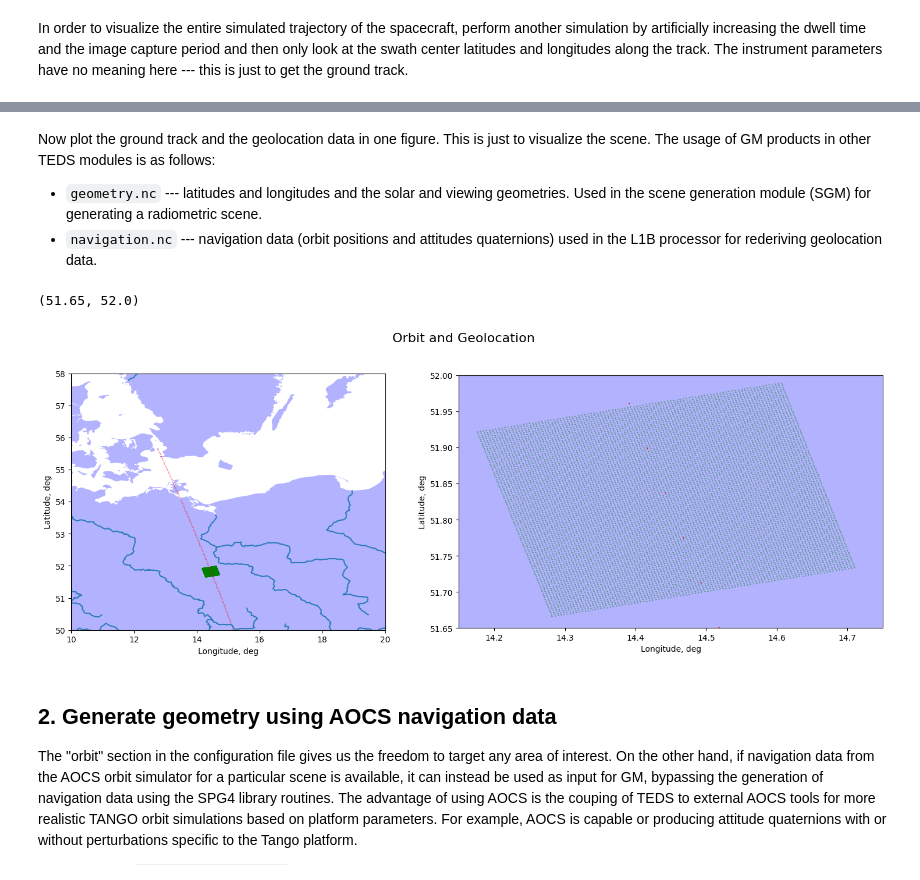
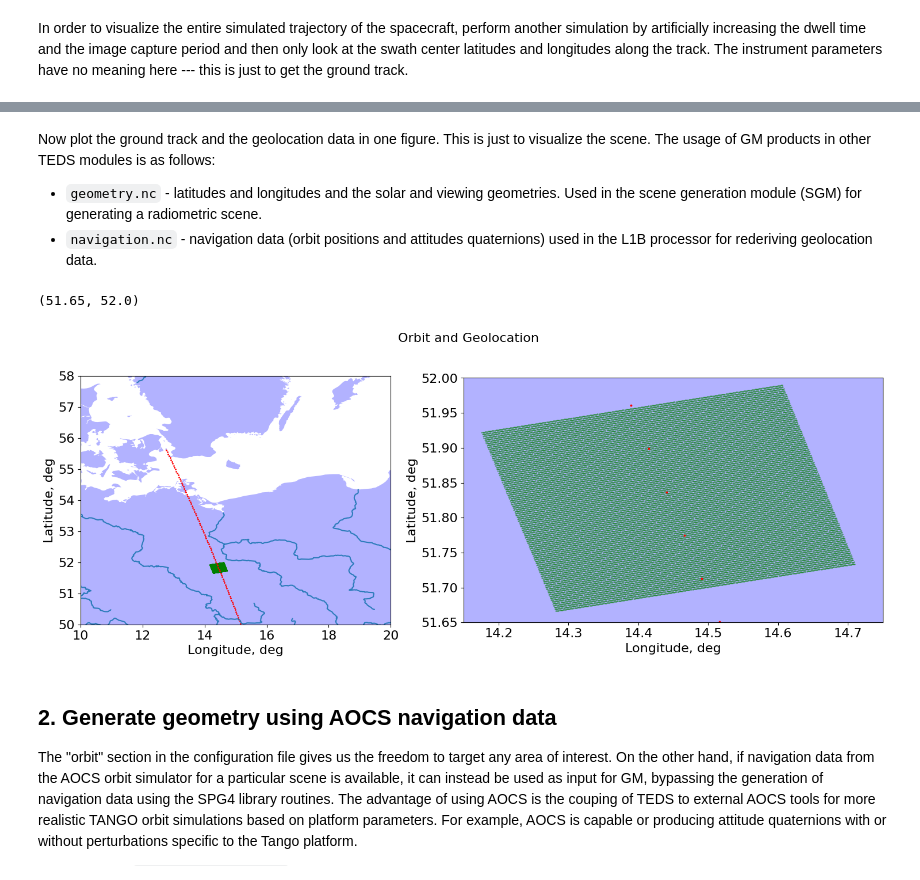
Before and after one commit to undomained/teds, a Jupyter notebook: examples/exp10_geometry/exp12_geometry.ipynb, the cells around one changed output, grey strips where cells are left out. Saved outputs shown, nothing was run; the diff lists cells and outputs as text; code cells hidden in the pictures.

Commit message:
Update notebooks with those from ESA workshop

```diff
--- a/examples/exp10_geometry/exp12_geometry.ipynb
+++ b/examples/exp10_geometry/exp12_geometry.ipynb
@@ -31,8 +36,9 @@ import sys
 import os
 import yaml
 # Add TEDS source directory and the Python virtual environment to PYTHONPATH
-sys.path.append("/home/jochen/TANGO_E2ES/EndtoEndProject/end_to_end/")
-os.chdir("/home/jochen/TANGO_E2ES/EndtoEndProject/end_to_end/examples/exp12_geometry/")
+sys.path.append("/home/raul/Projects/tango/teds/dev")
+sys.path.append("/home/raul/builds/teds/venv/lib64/python3.12/site-packages")
+os.chdir("/home/raul/tmp/tango-workshop/exp10_geometry")
 
 from datetime import datetime
 from netCDF4 import Dataset
@@ -43,5 +49,7 @@ import yaml
 
 from teds.gm.gm import geometry_module
 from teds.gm.vincenty import vincenty
+
+plt.rcParams['font.size'] = 16
 # %% [markdown]
 ## 2. Generate geometry using TEDS
@@ -100,48 +106,46 @@ Host system             : Linux 6.8.0-52-generic
 # %% [markdown]
 Now plot the ground track and the geolocation data in one figure. This is just to visualize the scene. The usage of GM products in other TEDS modules is as follows:
-* `geometry.nc` --- latitudes and longitudes and the solar and viewing geometries. Used in the scene generation module (SGM) for generating a radiometric scene.
-* `navigation.nc` --- navigation data (orbit positions and attitudes quaternions) used in the L1B processor for rederiving geolocation data.
+* `geometry.nc` - latitudes and longitudes and the solar and viewing geometries. Used in the scene generation module (SGM) for generating a radiometric scene.
+* `navigation.nc` - navigation data (orbit positions and attitudes quaternions) used in the L1B processor for rederiving geolocation data.
 # %%
-#nc = Dataset('geometry.nc')
-nc = Dataset('/home/jochen/TANGO_E2ES/EndtoEndProject/data/interface_data/gm/geometry_exp12.nc')
+nc = Dataset('geometry.nc')
 lat, lon = nc['longitude'][:].data, nc['latitude'][:].data
 nc.close()
 
-#nc = Dataset('geometry_full.nc')
-nc = Dataset('/home/jochen/TANGO_E2ES/EndtoEndProject/data/interface_data/gm/geometry_full_exp12.nc')
+nc = Dataset('geometry_full.nc')
 lat_mid, lon_mid = nc['longitude'][:].data, nc['latitude'][:].data
 i_mid = lat_mid.shape[1] // 2
 lat_mid, lon_mid = lat_mid[:, i_mid], lon_mid[:, i_mid]
 nc.close()
 
 fig, axs = plt.subplots(1, 2, figsize=(18, 6), dpi=100, width_ratios=[1, 1.35])
 fig.suptitle(f'Orbit and Geolocation', fontsize=16,)
 ax1 = axs[0]
-world = gpd.read_file('/home/jochen/TANGO_E2ES/EndtoEndProject/data/NaturalEarth/10m_physical/ne_10m_land.shx')
-river_lakes  = gpd.read_file('/home/jochen/TANGO_E2ES/EndtoEndProject/data/NaturalEarth/10m_physical/ne_10m_rivers_lake_centerlines.shx')
+world = gpd.read_file('ne_10m_land.shx')
+river_lakes  = gpd.read_file('ne_10m_rivers_lake_centerlines.shx')
 world.plot(ax=ax1, alpha=0.3, color = 'blue')
 river_lakes.plot(ax=ax1, alpha=0.9)
 ax1.set_xlabel('Longitude, deg')
 ax1.set_ylabel('Latitude, deg')
 ax1.scatter(lat, lon, s=0.1, c='g')
-ax1.scatter(lat_mid, lon_mid, s=0.1, c='red')
+ax1.scatter(lat_mid, lon_mid, s=1, c='red')
 ax1.set_xlim(10, 20)
 ax1.set_ylim(50, 58)
 
 ax1 = axs[1]
-world = gpd.read_file('/home/jochen/TANGO_E2ES/EndtoEndProject/data/NaturalEarth/10m_physical/ne_10m_land.shx')
-river_lakes  = gpd.read_file('/home/jochen/TANGO_E2ES/EndtoEndProject/data/NaturalEarth/10m_physical/ne_10m_rivers_lake_centerlines.shx')
+world = gpd.read_file('ne_10m_land.shx')
+river_lakes  = gpd.read_file('ne_10m_rivers_lake_centerlines.shx')
 world.plot(ax=ax1, alpha=0.3, color = 'blue')
 river_lakes.plot(ax=ax1, alpha=0.9)
 ax1.set_xlabel('Longitude, deg')
 ax1.set_ylabel('Latitude, deg')
 ax1.scatter(lat, lon, s=0.1, c='g')
-ax1.scatter(lat_mid, lon_mid, s=0.3, c='red')
+ax1.scatter(lat_mid, lon_mid, s=3, c='red')
 ax1.set_xlim(14.15, 14.75)
 ax1.set_ylim(51.65, 52)
 # %% [output]
 (51.65, 52.0)
-[figure, old version]
+[figure, new version]
 # %% [markdown]
 ## 2. Generate geometry using AOCS navigation data
 The "orbit" section in the configuration file gives us the freedom to target any area of interest. On the other hand, if navigation data from the AOCS orbit simulator for a particular scene is available, it can instead be used as input for GM, bypassing the generation of navigation data using the SPG4 library routines. The advantage of using AOCS is the couping of TEDS to external AOCS tools for more realistic TANGO orbit simulations based on platform parameters. For example, AOCS is capable or producing attitude quaternions with or without perturbations specific to the Tango platform.
```
Also changed, not shown: parts of 16 cells of this notebook, 20 other files.
